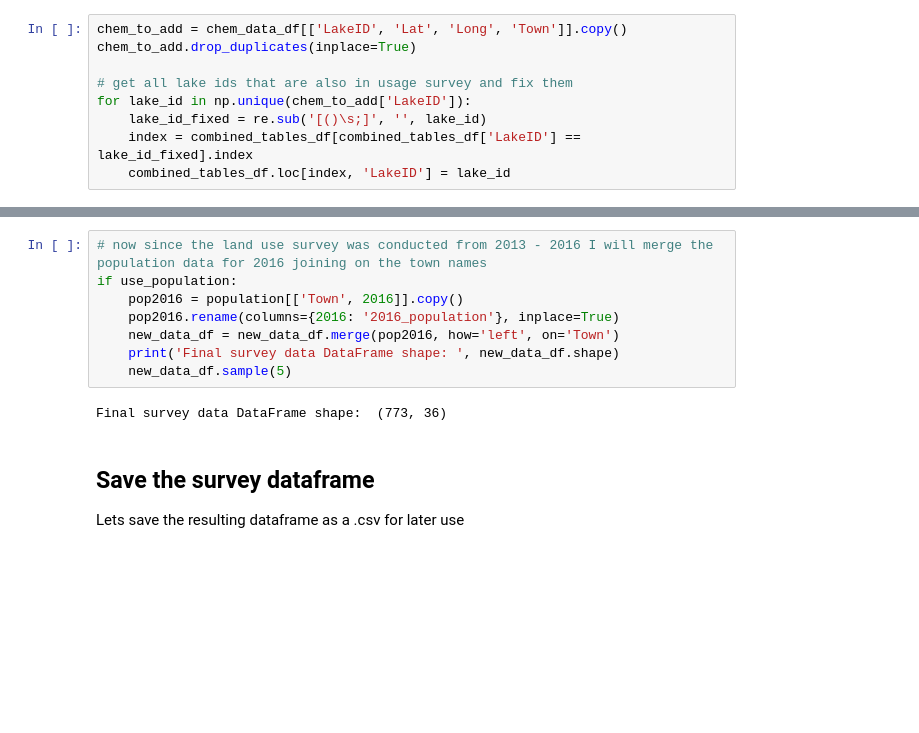
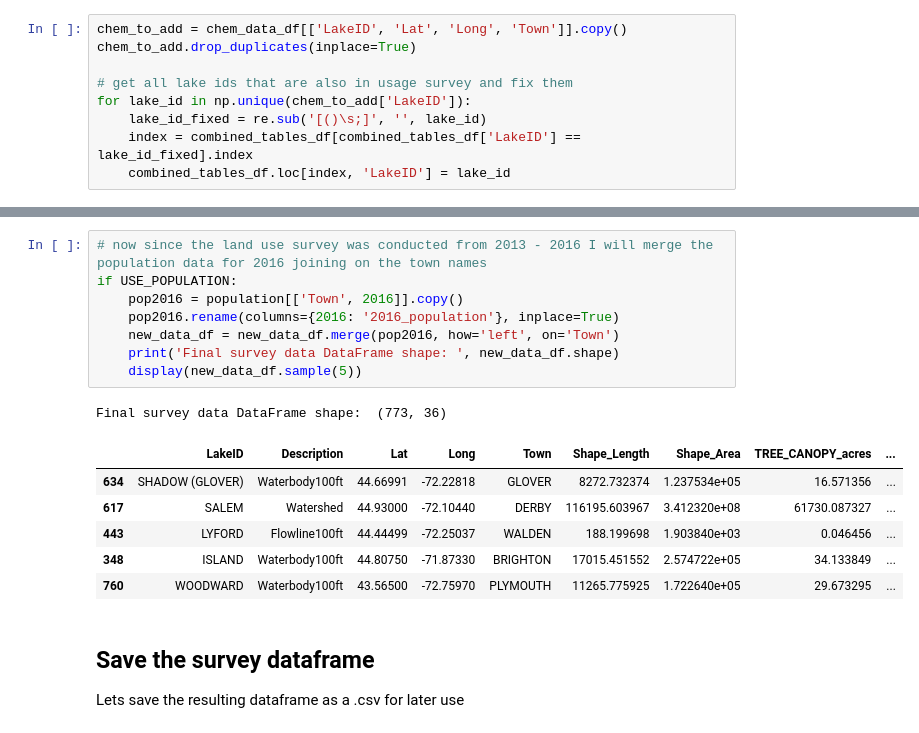
Before and after one commit to zorinAnze/Vermont-Lake-Health, a Jupyter notebook: Combine_Tables.ipynb, the cells around one changed output, grey strips where cells are left out. Saved outputs shown, nothing was run; the diff lists cells and outputs as text; blank space fills up the shorter version.

```diff
--- a/Combine_Tables.ipynb
+++ b/Combine_Tables.ipynb
@@ -190,13 +190,19 @@ new_data_df.head(5)
 # %%
 # now since the land use survey was conducted from 2013 - 2016 I will merge the population data for 2016 joining on the town names
-if use_population:
+if USE_POPULATION:
     pop2016 = population[['Town', 2016]].copy()
     pop2016.rename(columns={2016: '2016_population'}, inplace=True)
     new_data_df = new_data_df.merge(pop2016, how='left', on='Town')
     print('Final survey data DataFrame shape: ', new_data_df.shape)
-    new_data_df.sample(5)
+    display(new_data_df.sample(5))
 # %% [output]
 Final survey data DataFrame shape:  (773, 36)
+|  | LakeID | Description | Lat | Long | Town | Shape_Length | Shape_Area | TREE_CANOPY_acres | ... |
+| 634 | SHADOW (GLOVER) | Waterbody100ft | 44.66991 | -72.22818 | GLOVER | 8272.732374 | 1.237534e+05 | 16.571356 | ... |
+| 617 | SALEM | Watershed | 44.93000 | -72.10440 | DERBY | 116195.603967 | 3.412320e+08 | 61730.087327 | ... |
+| 443 | LYFORD | Flowline100ft | 44.44499 | -72.25037 | WALDEN | 188.199698 | 1.903840e+03 | 0.046456 | ... |
+| 348 | ISLAND | Waterbody100ft | 44.80750 | -71.87330 | BRIGHTON | 17015.451552 | 2.574722e+05 | 34.133849 | ... |
+| 760 | WOODWARD | Waterbody100ft | 43.56500 | -72.75970 | PLYMOUTH | 11265.775925 | 1.722640e+05 | 29.673295 | ... |
 # %% [markdown]
 ## Save the survey dataframe
 Lets save the resulting dataframe as a .csv for later use
```
Also changed, not shown: parts of 10 cells of this notebook.
